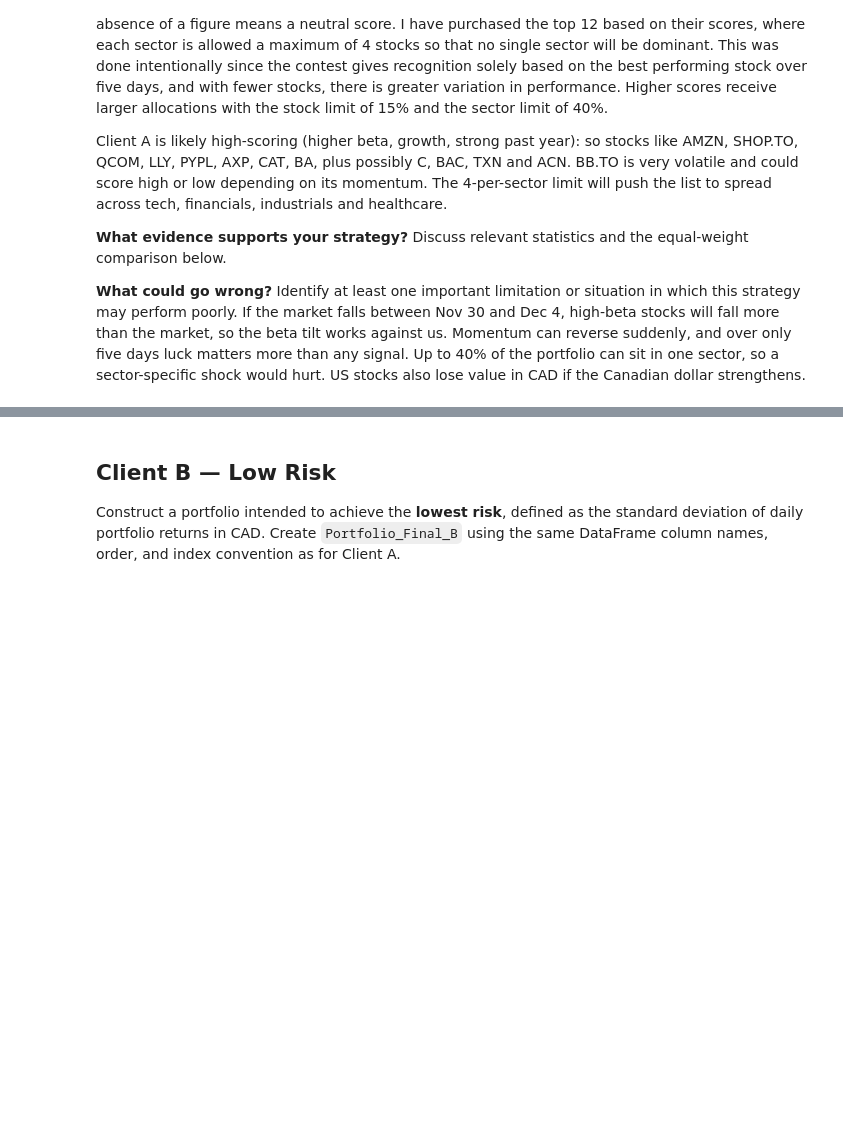
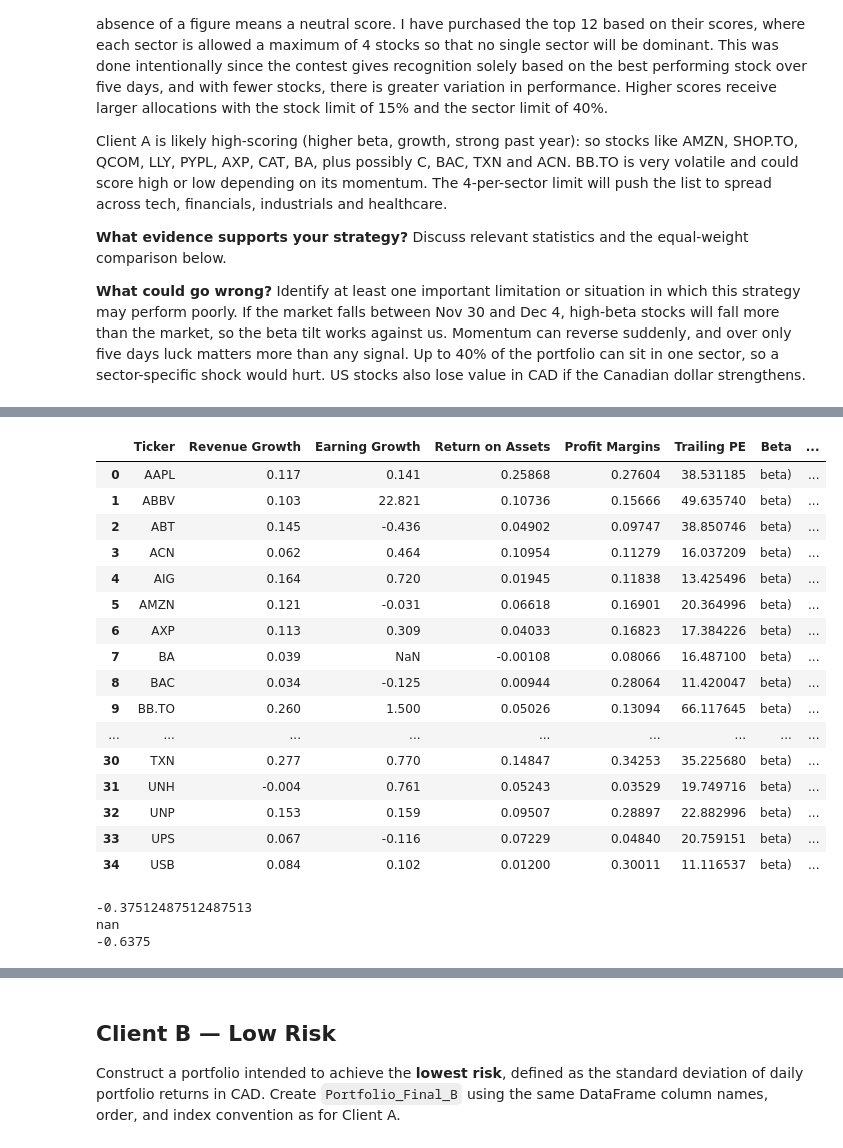
Before and after one commit to McMuf/cfmtrading08, a Jupyter notebook: Team_12_Assignment_2026.ipynb, the cells around one changed output, grey strips where cells are left out. Drawn from its saved outputs; the diff is of its cells as text; code cells hidden in the pictures; blank space fills up the shorter version.

Commit message:
I have dont the rank for client A

```diff
--- a/Team_12_Assignment_2026.ipynb
+++ b/Team_12_Assignment_2026.ipynb
@@ -292,0 +320,71 @@ If the market falls between Nov 30 and Dec 4, high-beta stocks will fall more th
+# %%
+
+data = []
+
+for i in filtered_tickers:
+    stock = yf.Ticker(i)
+    info = stock.info
+    data.append([i,info.get('revenueGrowth'),info.get('earningsGrowth'),info.get('returnOnAssets'),info.get('profitMargins'),info.get
+                 ('trailingPE'),('beta)'),('Daily std')])
+# %%
+val_criteria = pd.DataFrame(data, columns=['Ticker', 'Revenue Growth', 'Earning Growth', 'Return on Assets', 'Profit Margins', 'Trailing PE', 'Beta', 'Daily Std'])
+val_criteria
+# %% [output]
+|  | Ticker | Revenue Growth | Earning Growth | Return on Assets | Profit Margins | Trailing PE | Beta | ... |
+| 0 | AAPL | 0.117 | 0.141 | 0.25868 | 0.27604 | 38.531185 | beta) | ... |
+| 1 | ABBV | 0.103 | 22.821 | 0.10736 | 0.15666 | 49.635740 | beta) | ... |
+| 2 | ABT | 0.145 | -0.436 | 0.04902 | 0.09747 | 38.850746 | beta) | ... |
+| 3 | ACN | 0.062 | 0.464 | 0.10954 | 0.11279 | 16.037209 | beta) | ... |
+| 4 | AIG | 0.164 | 0.720 | 0.01945 | 0.11838 | 13.425496 | beta) | ... |
+| 5 | AMZN | 0.121 | -0.031 | 0.06618 | 0.16901 | 20.364996 | beta) | ... |
+| 6 | AXP | 0.113 | 0.309 | 0.04033 | 0.16823 | 17.384226 | beta) | ... |
+| 7 | BA | 0.039 | NaN | -0.00108 | 0.08066 | 16.487100 | beta) | ... |
+| 8 | BAC | 0.034 | -0.125 | 0.00944 | 0.28064 | 11.420047 | beta) | ... |
+| 9 | BB.TO | 0.260 | 1.500 | 0.05026 | 0.13094 | 66.117645 | beta) | ... |
+| ... | ... | ... | ... | ... | ... | ... | ... | ... |
+| 30 | TXN | 0.277 | 0.770 | 0.14847 | 0.34253 | 35.225680 | beta) | ... |
+| 31 | UNH | -0.004 | 0.761 | 0.05243 | 0.03529 | 19.749716 | beta) | ... |
+| 32 | UNP | 0.153 | 0.159 | 0.09507 | 0.28897 | 22.882996 | beta) | ... |
+| 33 | UPS | 0.067 | -0.116 | 0.07229 | 0.04840 | 20.759151 | beta) | ... |
+| 34 | USB | 0.084 | 0.102 | 0.01200 | 0.30011 | 11.116537 | beta) | ... |
+# %%
+
+#since Yfinance dont provide earning growth so we will calculate them manually using the quarter income statement and the
+# net income of the last two quarters.
+
+stock1 = yf.Ticker('QCOM')
+income = stock1.quarterly_income_stmt
+ear = income.loc['Net Income']
+now = ear.iloc[0]
+previous = ear.iloc[1]
+
+
+
+growth = (now - previous) / (previous)
+print(growth)
+
+stock3 = yf.Ticker('BA')
+income = stock3.quarterly_income_stmt
+ear = income.loc['Net Income']
+now = ear.iloc[0]
+previous = ear.iloc[1]
+#since its provides nan we will consider it 0
+
+
+growth = (now - previous) / (previous)
+print(growth)
+
+stock2 = yf.Ticker('T.TO')
+income = stock2.quarterly_income_stmt
+ear = income.loc['Net Income']
+now = ear.iloc[0]
+previous = ear.iloc[1]
+
+
+
+growth = (now - previous) / (previous)
+print(growth)
+# %% [output]
+-0.37512487512487513
+nan
+-0.6375
```
Also changed, not shown: parts of 9 cells of this notebook.
